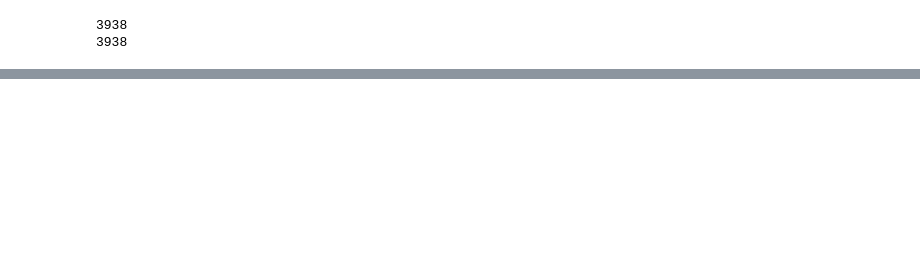
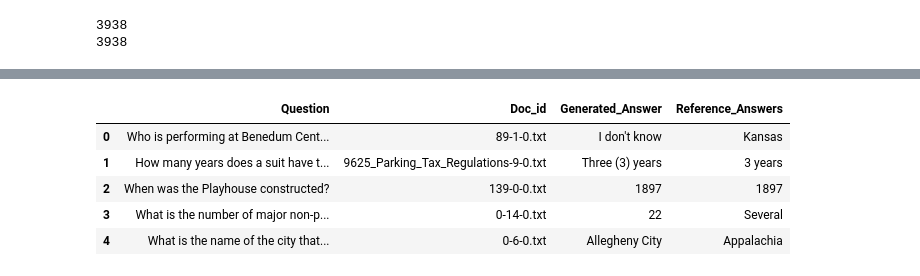
Before and after one commit to Aaalan-Zhang/nlp-from-scratch-assignment-fall2024, a Jupyter notebook: annotation/automatic_annotation.ipynb, the cells around one changed output, grey strips where cells are left out. Cells and saved outputs as stored; diff of their text form; code cells hidden in the pictures; blank space fills up the shorter version.

```diff
--- a/annotation/automatic_annotation.ipynb
+++ b/annotation/automatic_annotation.ipynb
@@ -277,4 +280,6 @@ print(sample_duplicate_qa_pairs)
 # %%
+# rename the column: Answer to Reference_Answers
+qa_pairs_deduplicated.rename(columns={'Answer': 'Reference_Answers'}, inplace=True)
 # randomly select 50% of the qa pairs for validation
 qa_pairs_1 = qa_pairs_deduplicated.sample(frac=0.5, random_state=42)
 qa_pairs_1.to_csv('../data/annotated/QA_pairs_1.csv', index=False)
@@ -291,0 +317,3 @@ print(len(qa_pairs_2))
+# %%
+qa_pairs_1.reset_index(drop=True, inplace=True)
+qa_pairs_1.head()
@@ -291,0 +327,12 @@ print(len(qa_pairs_2))
+# %%
+# drop the Reference_Answers column in llama3_recursive_chroma_top3
+llama3_recursive_chroma_top3.drop(columns=['Reference_Answers'], inplace=True)
+llama3_recursive_chroma_top3['Reference_Answers'] = qa_pairs_1['Reference_Answers']
+llama3_recursive_chroma_top3.head()
+# %% [output]
+|  | Question | Doc_id | Generated_Answer | Reference_Answers |
+| 0 | Who is performing at Benedum Cent... | 89-1-0.txt | I don't know | Kansas |
+| 1 | How many years does a suit have t... | 9625_Parking_Tax_Regulations-9-0.txt | Three (3) years | 3 years |
+| 2 | When was the Playhouse constructed? | 139-0-0.txt | 1897 | 1897 |
+| 3 | What is the number of major non-p... | 0-14-0.txt | 22 | Several |
+| 4 | What is the name of the city that... | 0-6-0.txt | Allegheny City | Appalachia |
```
Also changed, not shown: parts of 8 cells of this notebook, 11 other files.
